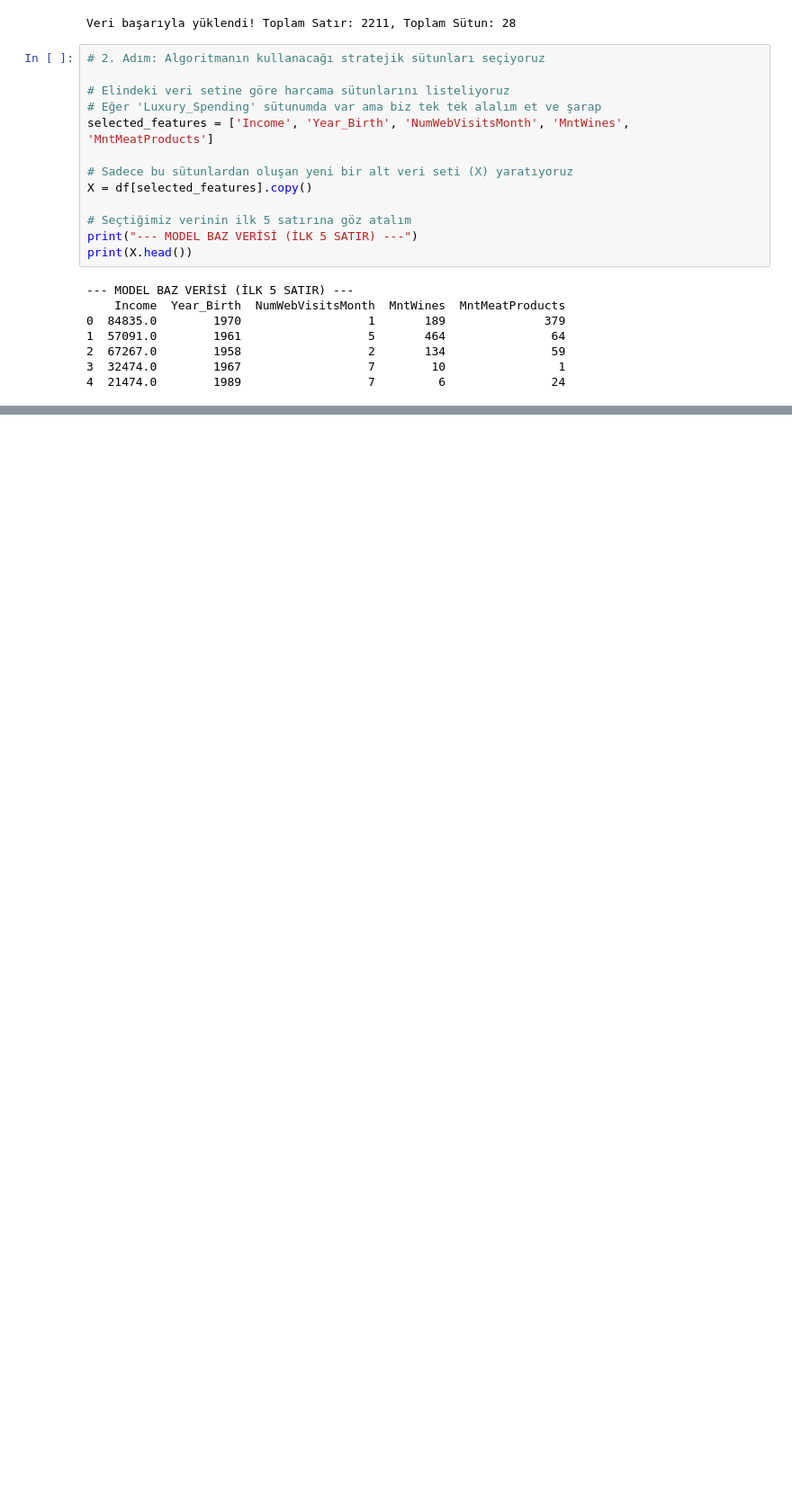
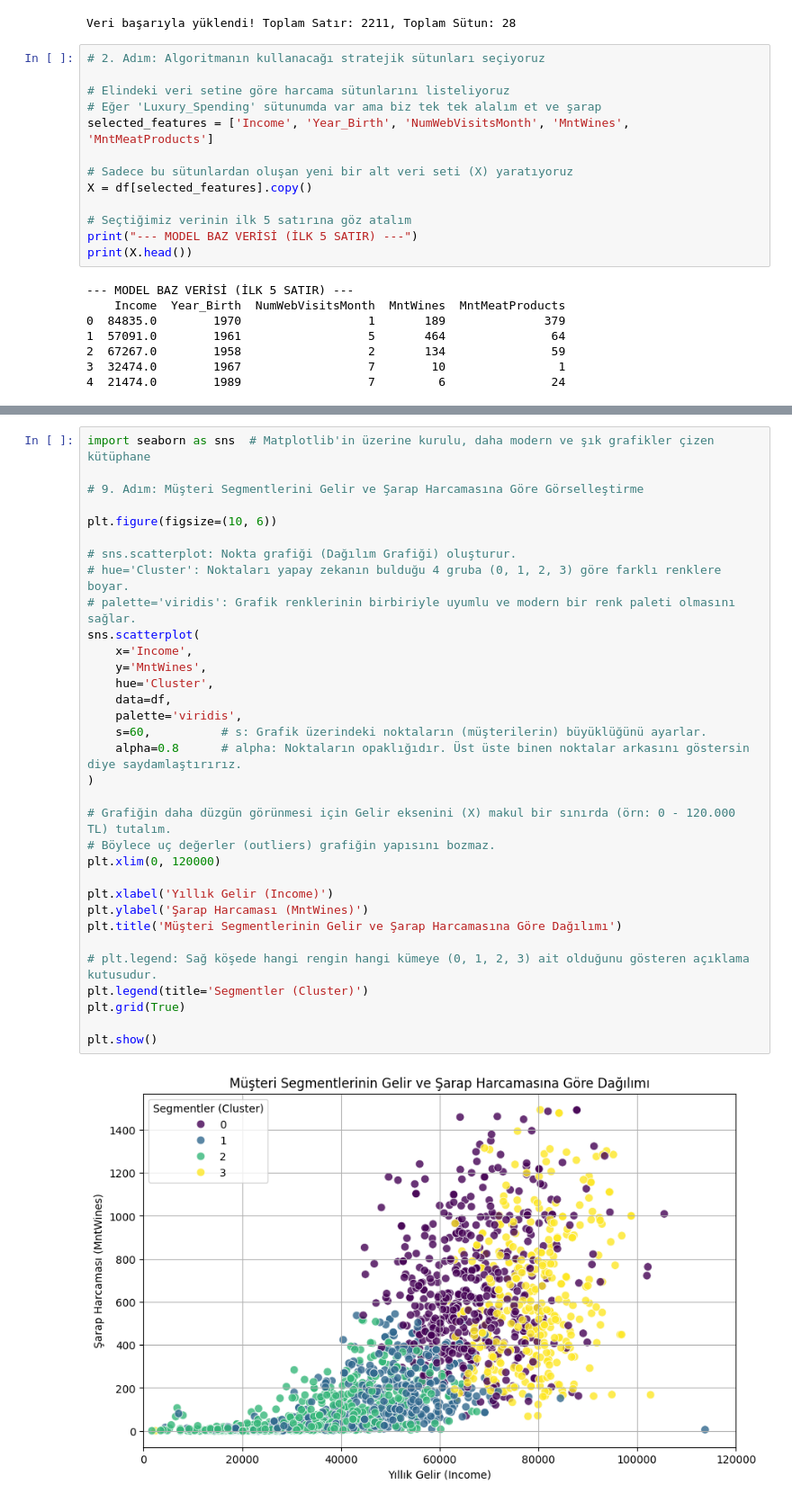
Before and after one commit to Heleeen-ylmz/iFood_m--teri.davran---, a Jupyter notebook: müşteri_segmentasyonu.ipynb, the cells around one changed output, grey strips where cells are left out. Shown at 90% size. Drawn from its saved outputs; the diff is of its cells as text; blank space fills up the shorter version.

```diff
--- a/müşteri_segmentasyonu.ipynb
+++ b/müşteri_segmentasyonu.ipynb
@@ -45,0 +322,35 @@ print(X.head())
+# %%
+import seaborn as sns  # Matplotlib'in üzerine kurulu, daha modern ve şık grafikler çizen kütüphane
+
+# 9. Adım: Müşteri Segmentlerini Gelir ve Şarap Harcamasına Göre Görselleştirme
+
+plt.figure(figsize=(10, 6))
+
+# sns.scatterplot: Nokta grafiği (Dağılım Grafiği) oluşturur.
+# hue='Cluster': Noktaları yapay zekanın bulduğu 4 gruba (0, 1, 2, 3) göre farklı renklere boyar.
+# palette='viridis': Grafik renklerinin birbiriyle uyumlu ve modern bir renk paleti olmasını sağlar.
+sns.scatterplot(
+    x='Income',
+    y='MntWines',
+    hue='Cluster',
+    data=df,
+    palette='viridis',
+    s=60,          # s: Grafik üzerindeki noktaların (müşterilerin) büyüklüğünü ayarlar.
+    alpha=0.8      # alpha: Noktaların opaklığıdır. Üst üste binen noktalar arkasını göstersin diye saydamlaştırırız.
+)
+
+# Grafiğin daha düzgün görünmesi için Gelir eksenini (X) makul bir sınırda (örn: 0 - 120.000 TL) tutalım.
+# Böylece uç değerler (outliers) grafiğin yapısını bozmaz.
+plt.xlim(0, 120000)
+
+plt.xlabel('Yıllık Gelir (Income)')
+plt.ylabel('Şarap Harcaması (MntWines)')
+plt.title('Müşteri Segmentlerinin Gelir ve Şarap Harcamasına Göre Dağılımı')
+
+# plt.legend: Sağ köşede hangi rengin hangi kümeye (0, 1, 2, 3) ait olduğunu gösteren açıklama kutusudur.
+plt.legend(title='Segmentler (Cluster)')
+plt.grid(True)
+
+plt.show()
+# %% [output]
+[figure, added]
```
Also changed, not shown: parts of 13 cells of this notebook, 1 other file.
